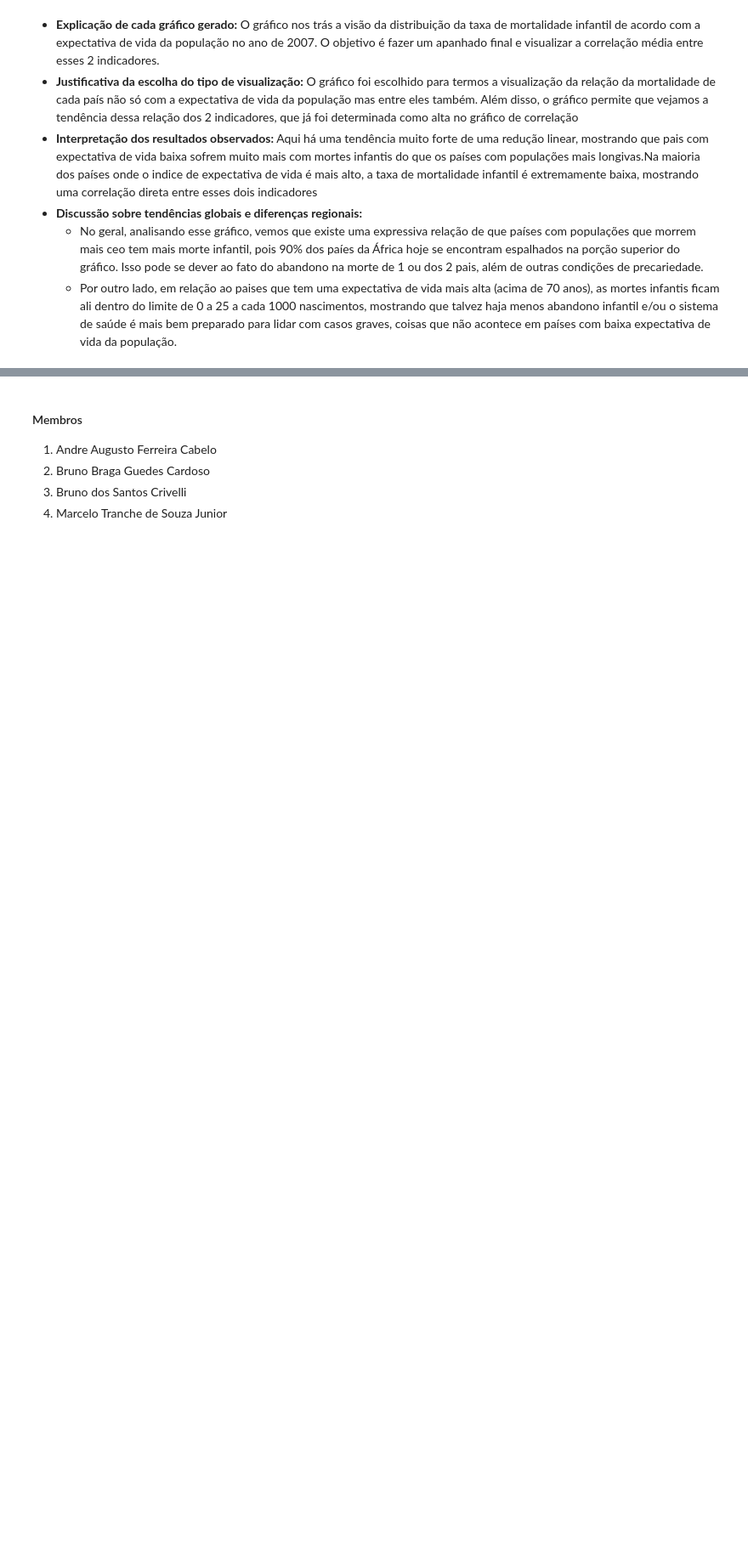
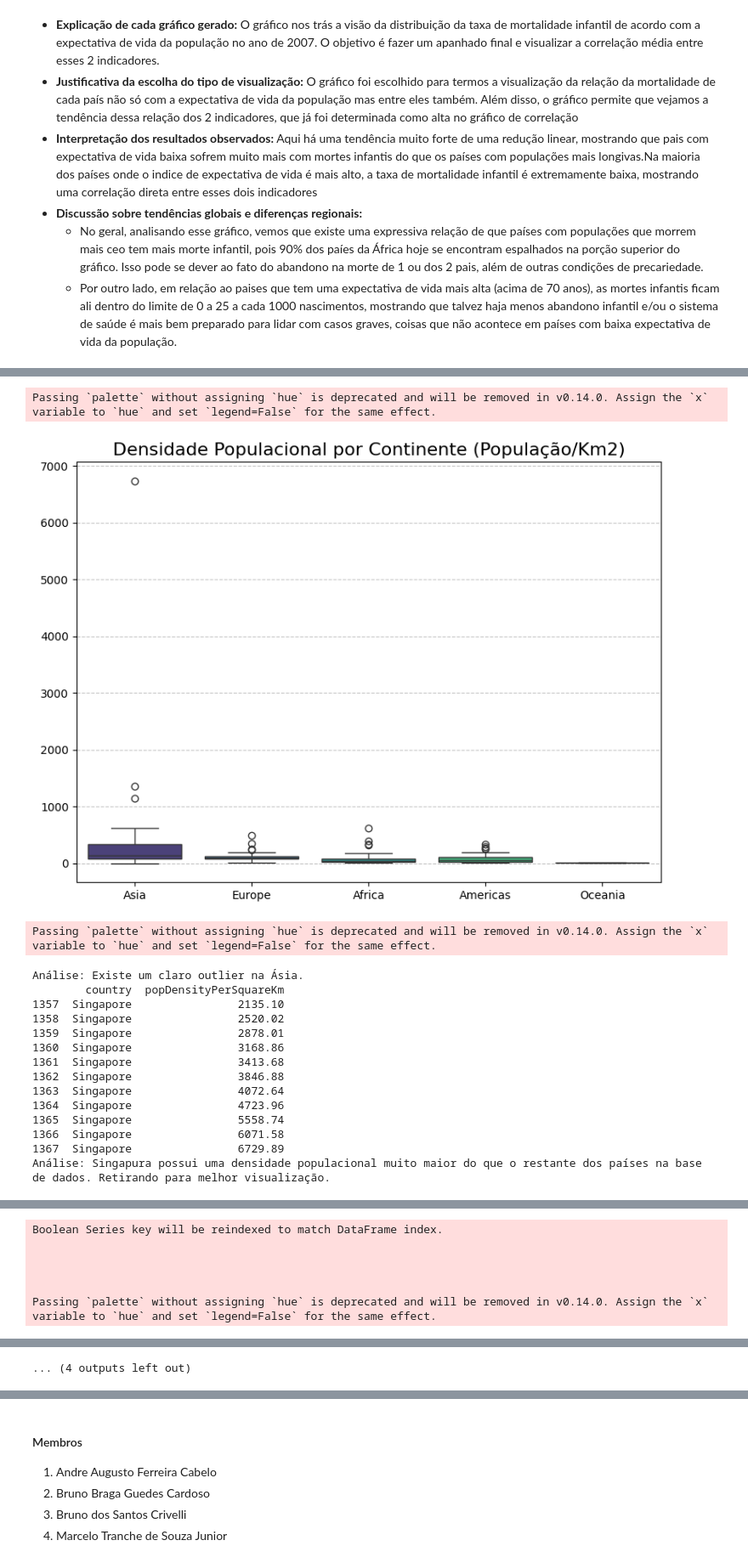
Before and after one commit to brunobgcardoso/avaliacao-python-ciencia-dados, a Jupyter notebook: src/Projeto.ipynb, the cells around one changed output, grey strips where cells are left out. Shown at 85% size. Drawn from its saved outputs; the diff is of its cells as text; code cells hidden in the pictures; blank space fills up the shorter version.

Commit message:
merge manual com a branch densidadePop

```diff
--- a/src/Projeto.ipynb
+++ b/src/Projeto.ipynb
@@ -1862,0 +1957,67 @@ plot_scatter(
+# %%
+filter = (df['year'] == 2007)
+
+plot_box(
+    data=df[filter],
+    x='continent',
+    y='popDensityPerSquareKm',
+    titulo='Densidade Populacional por Continente (População/Km2)',
+    label_x='',
+    label_y='',
+    palette='viridis',
+    figsize=(8, 6)
+)
+
+print("Análise: Existe um claro outlier na Ásia.")
+
+print(df[df['popDensityPerSquareKm'] > 2000][['country', 'popDensityPerSquareKm']])
+
+print("Análise: Singapura possui uma densidade populacional muito maior do que o restante dos países na base de dados. Retirando para melhor visualização.")
+
+filter = ((df['year'] == 2007) &
+          (df['country'] != 'Singapore')
+        )
+
+plot_box(
+    data=df[filter],
+    x='continent',
+    y='popDensityPerSquareKm',
+    titulo='Densidade Populacional por Continente Sem Singapura (População/Km2)',
+    label_x='',
+    label_y='',
+    palette='viridis',
+    figsize=(8, 6)
+)
+
+df_2007 = df[filter]
+for continent in df['continent'].unique():
+    plot_box(
+        data=df_2007[df['continent'] == continent],
+        x='continent',
+        y='popDensityPerSquareKm',
+        titulo='Densidade Populacional da Oceania (População/Km2)',
+        label_x='',
+        label_y='',
+        palette='viridis',
+        figsize=(8, 6)
+    )
+
+print("Análise: Ásia com maior densidade populacional e também maior variação. Oceania com menor densidade e variação.")
+# %% [output]
+Passing `palette` without assigning `hue` is deprecated and will be removed in v0.14.0. Assign the `x` variable to `hue` and set `legend=False` for the same effect.
+[figure, added]
+Passing `palette` without assigning `hue` is deprecated and will be removed in v0.14.0. Assign the `x` variable to `hue` and set `legend=False` for the same effect.
+Análise: Existe um claro outlier na Ásia.
+        country  popDensityPerSquareKm
+1357  Singapore                2135.10
+1358  Singapore                2520.02
+1359  Singapore                2878.01
+1360  Singapore                3168.86
+1361  Singapore                3413.68
+1362  Singapore                3846.88
+1363  Singapore                4072.64
+1364  Singapore                4723.96
+1365  Singapore                5558.74
+1366  Singapore                6071.58
+1367  Singapore                6729.89
+Análise: Singapura possui uma densidade populacional muito maior do que o restante dos países na base de dados. Retirando para melhor visualização.
@@ -1862,0 +2025,6 @@ plot_scatter(
+Boolean Series key will be reindexed to match DataFrame index.
+
+
+
+
+Passing `palette` without assigning `hue` is deprecated and will be removed in v0.14.0. Assign the `x` variable to `hue` and set `legend=False` for the same effect.
@@ -1862,0 +2052 @@ plot_scatter(
+... (4 outputs left out)
```
Also changed, not shown: parts of 11 cells of this notebook.
